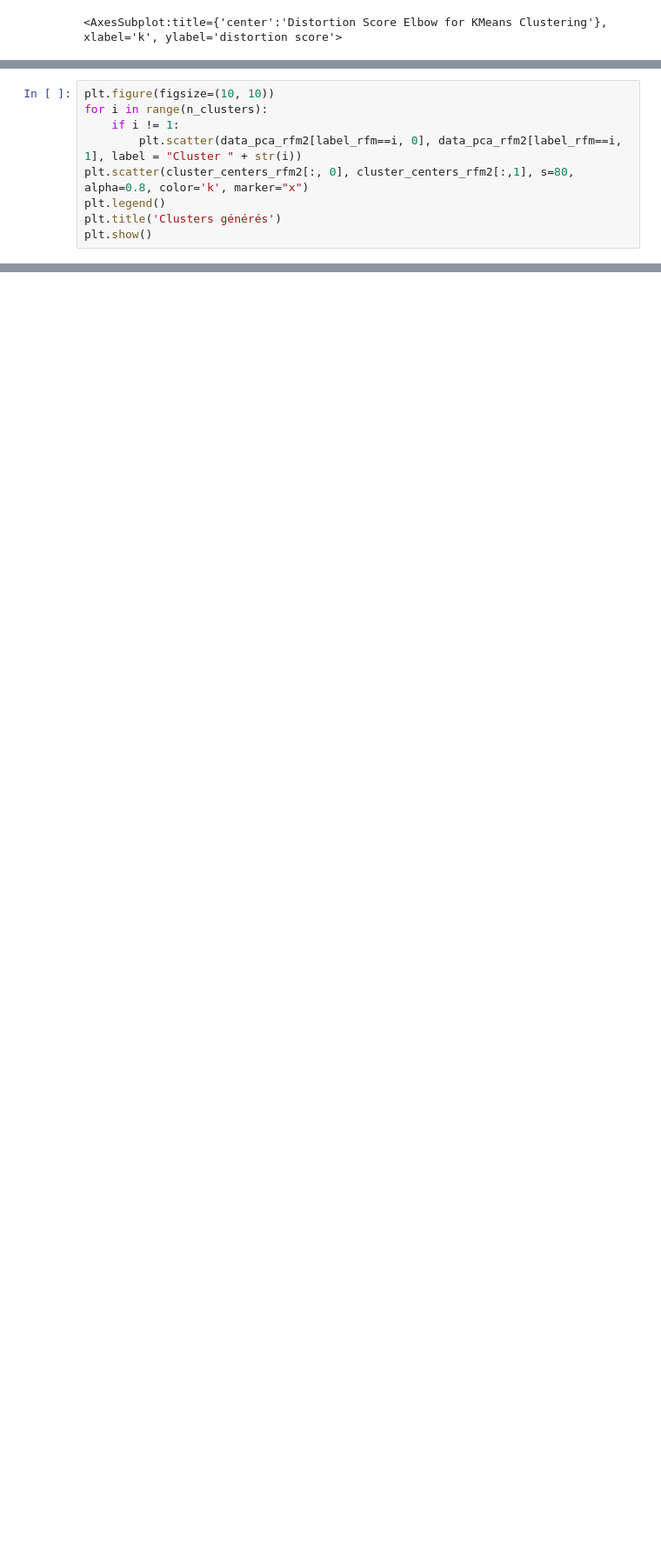
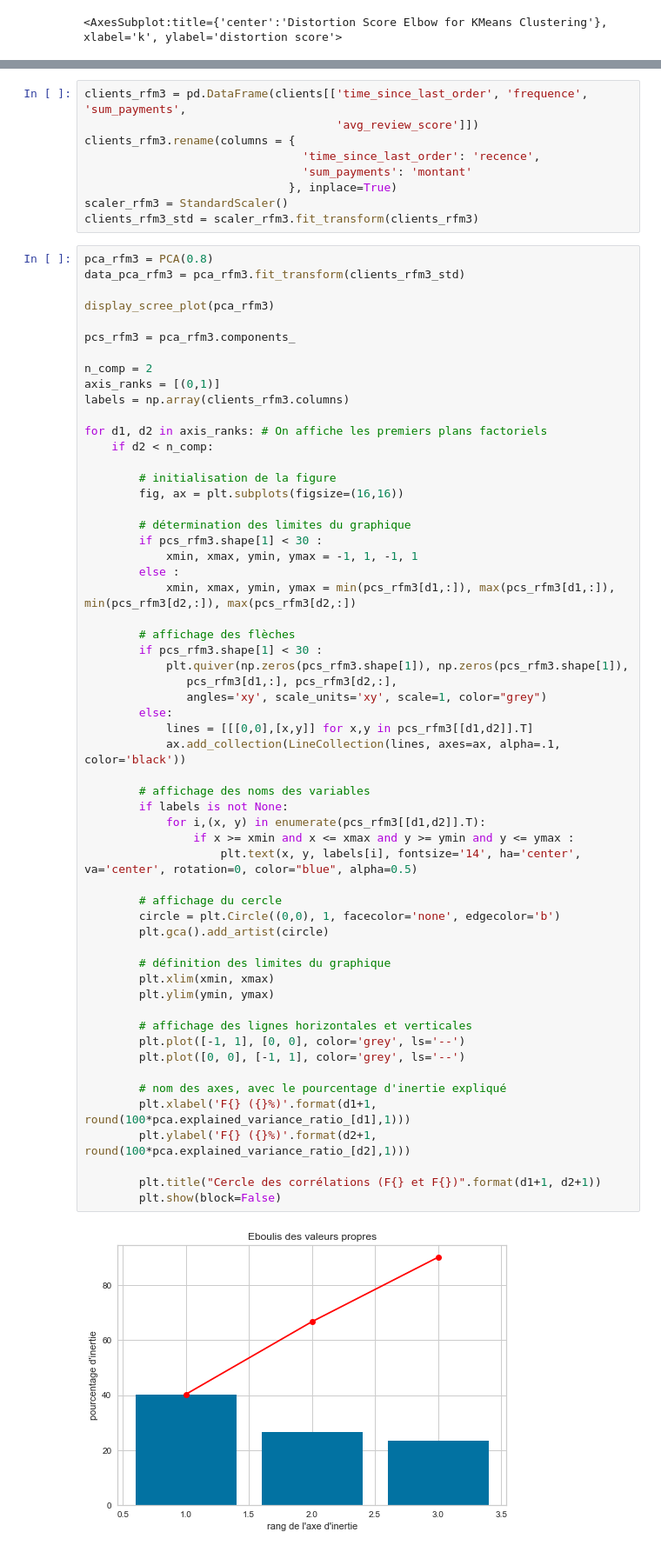
Before and after one commit to JulienGremillot/OpenClassrooms_Ingenieur_Machine_Learning, a Jupyter notebook: Segmentez des clients d'un site e-commerce/Segmentez des clients d'un site e-commerce - 2.ipynb, the cells around one changed output, grey strips where cells are left out. Shown at 87% size. Saved outputs shown, nothing was run; the diff lists cells and outputs as text; blank space fills up the shorter version.

Commit message:
ajout d'un autre test de segmentation avec le review_score

```diff
--- a/Segmentez des clients d'un site e-commerce/Segmentez des clients d'un site e-commerce - 2.ipynb
+++ b/Segmentez des clients d'un site e-commerce/Segmentez des clients d'un site e-commerce - 2.ipynb
@@ -478,9 +479,0 @@ plt.show()
-# %%
-plt.figure(figsize=(10, 10))
-for i in range(n_clusters):
-    if i != 1:
-        plt.scatter(data_pca_rfm2[label_rfm==i, 0], data_pca_rfm2[label_rfm==i, 1], label = "Cluster " + str(i))
-plt.scatter(cluster_centers_rfm2[:, 0], cluster_centers_rfm2[:,1], s=80, alpha=0.8, color='k', marker="x")
-plt.legend()
-plt.title('Clusters générés')
-plt.show()
@@ -491,0 +485,68 @@ print("Silhouette Coefficient: %0.3f" % sklearn.metrics.silhouette_score(data_pc
+# %%
+clients_rfm3 = pd.DataFrame(clients[['time_since_last_order', 'frequence', 'sum_payments',
+                                     'avg_review_score']])
+clients_rfm3.rename(columns = {
+                                'time_since_last_order': 'recence',
+                                'sum_payments': 'montant'
+                              }, inplace=True)
+scaler_rfm3 = StandardScaler()
+clients_rfm3_std = scaler_rfm3.fit_transform(clients_rfm3)
+# %%
+pca_rfm3 = PCA(0.8)
+data_pca_rfm3 = pca_rfm3.fit_transform(clients_rfm3_std)
+
+display_scree_plot(pca_rfm3)
+
+pcs_rfm3 = pca_rfm3.components_
+
+n_comp = 2
+axis_ranks = [(0,1)]
+labels = np.array(clients_rfm3.columns)
+
+for d1, d2 in axis_ranks: # On affiche les premiers plans factoriels
+    if d2 < n_comp:
+
+        # initialisation de la figure
+        fig, ax = plt.subplots(figsize=(16,16))
+
+        # détermination des limites du graphique
+        if pcs_rfm3.shape[1] < 30 :
+            xmin, xmax, ymin, ymax = -1, 1, -1, 1
+        else :
+            xmin, xmax, ymin, ymax = min(pcs_rfm3[d1,:]), max(pcs_rfm3[d1,:]), min(pcs_rfm3[d2,:]), max(pcs_rfm3[d2,:])
+
+        # affichage des flèches
+        if pcs_rfm3.shape[1] < 30 :
+            plt.quiver(np.zeros(pcs_rfm3.shape[1]), np.zeros(pcs_rfm3.shape[1]),
+               pcs_rfm3[d1,:], pcs_rfm3[d2,:],
+               angles='xy', scale_units='xy', scale=1, color="grey")
+        else:
+            lines = [[[0,0],[x,y]] for x,y in pcs_rfm3[[d1,d2]].T]
+            ax.add_collection(LineCollection(lines, axes=ax, alpha=.1, color='black'))
+
+        # affichage des noms des variables
+        if labels is not None:
+            for i,(x, y) in enumerate(pcs_rfm3[[d1,d2]].T):
+                if x >= xmin and x <= xmax and y >= ymin and y <= ymax :
+                    plt.text(x, y, labels[i], fontsize='14', ha='center', va='center', rotation=0, color="blue", alpha=0.5)
+
+        # affichage du cercle
+        circle = plt.Circle((0,0), 1, facecolor='none', edgecolor='b')
+        plt.gca().add_artist(circle)
+
+        # définition des limites du graphique
+        plt.xlim(xmin, xmax)
+        plt.ylim(ymin, ymax)
+
+        # affichage des lignes horizontales et verticales
+        plt.plot([-1, 1], [0, 0], color='grey', ls='--')
+        plt.plot([0, 0], [-1, 1], color='grey', ls='--')
+
+        # nom des axes, avec le pourcentage d'inertie expliqué
+        plt.xlabel('F{} ({}%)'.format(d1+1, round(100*pca.explained_variance_ratio_[d1],1)))
+        plt.ylabel('F{} ({}%)'.format(d2+1, round(100*pca.explained_variance_ratio_[d2],1)))
+
+        plt.title("Cercle des corrélations (F{} et F{})".format(d1+1, d2+1))
+        plt.show(block=False)
+# %% [output]
+[figure, added]
```
Also changed, not shown: parts of 9 cells of this notebook.
